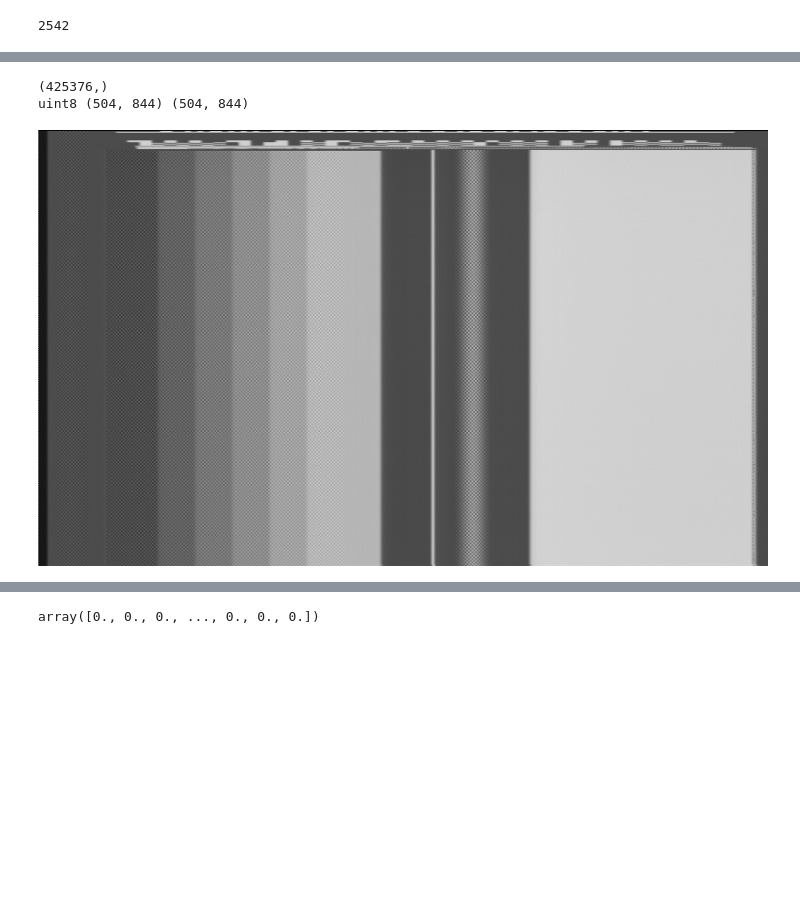
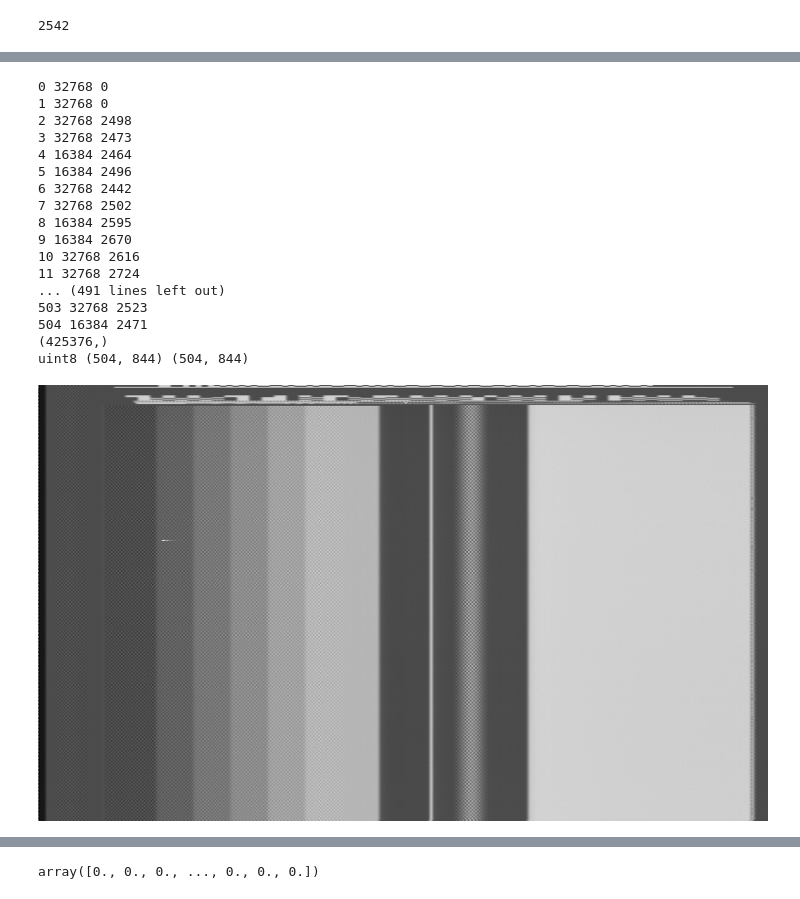
Before and after one commit to happycube/ld-decode, a Jupyter notebook: ld-decode-r1.ipynb, the cells around one changed output, grey strips where cells are left out. Cells and saved outputs as stored; diff of their text form; code cells hidden in the pictures; blank space fills up the shorter version.

```diff
--- a/ld-decode-r1.ipynb
+++ b/ld-decode-r1.ipynb
@@ -693,7 +693,7 @@ def downscale_ntsc_field(data, linelocs, channel = 'demod'):
 shift33 = -((33.0 / 360.0) * np.pi)
 
 def refine_linelocs_ntscburst(data, linelocs2, phaseoffset = False):
-    rv, outlinelen = downscale_ntsc_field(data, linelocs2, 'demod_burst')
+    scaledburst, outlinelen = downscale_ntsc_field(data, linelocs2, 'demod_burst')
 
     linelocs3 = linelocs2.copy()
     zcs = [None] * len(linelocs2) # linelocs2.copy()
@@ -709,15 +709,19 @@ def refine_linelocs_ntscburst(data, linelocs2, phaseoffset = False):
     oddalign = 0
 
     for l in range(len(linelocs2)):
-        ba = rv[0][outlinelen*l:outlinelen*(l+0)+125].copy()
+        ba = scaledburst[0][outlinelen*l:outlinelen*(l+0)+125].copy()
         ba -= np.mean(ba)
 
         m = np.argmax(np.abs(ba))
         burstlevel[l] = np.abs(ba[m])
 
+
         zcs[l] = calczc(ba, m, 0)
         if burstlevel[l] < 60000:
             zcs[l] = None
+
+        if ba[115] < 0:
+            burstlevel[l] = -burstlevel[l]
 
         if zcs[l] is not None:
             tgt = int(np.round(zcs[l]))
@@ -739,11 +743,11 @@ def refine_linelocs_ntscburst(data, linelocs2, phaseoffset = False):
             ptgt = np.float((rtgt//2)*2)
 
             if phaseoffset:
-                ptgt += shift33
+                ptgt += phaseoffset
 
             #print(l, zcs[l], rtgt, ptgt)
 
-            linelocs3[l] -= (ptgt - rtgt) * (40 / (4 * 315 / 88))
+            linelocs3[l] += (ptgt - rtgt) * (40 / (4 * 315 / 88))
 
     return np.array(linelocs3), burstlevel
 # %%
@@ -812,51 +819,64 @@ def formatoutput(scaledfield1, scaledfield2):
     burstlevel = np.zeros(506, dtype=np.float32)
 
     combined = np.zeros((outwidth * 506), dtype=np.double)
     for i in range(0, 506, 2):
         #print(i)
         fline = 10 + (i // 2)
         combined[((i + 0) * outwidth):((i + 1) * outwidth)] = scaledfield1[0][0][fline * outwidth: (fline + 1) * outwidth]
         combined[((i + 1) * outwidth):((i + 2) * outwidth)] = scaledfield2[0][0][fline * outwidth: (fline + 1) * outwidth]
 
         burstlevel[i] = scaledfield1[1][i // 2]
         burstlevel[i+1] = scaledfield2[1][i // 2]
 
     reduced = (combined - minn) / hz_ire_scale
     lines16 = np.uint16(np.clip(reduced * out_scale, 0, 65535) + 0.5)
 
     # crop the 16-bit frame down to 844x505 for ld-decode
 
     frameout = np.zeros((844 * 505), dtype=np.uint16)
-    offset = 56
+    offset = 60
 
-    # copy the first line - not that it matters...
-    #frameout[-offset:844] = lines16[0: 844 + offset]
-
-    for i in range(1, 505):
+    for i in range(0, 505):
         # copy the line set
         frameout[(i + 0) * 844: (i + 1) * 844] = lines16[((i + 0) * 910) + offset: ((i + 0) * 910) + 844 + offset]
 
     for i in range(0, 505):
-        if not i % 2:
+        if burstlevel[i] > 0:
             frameout[((i + 0) * 844)] = 16384
         else:
             frameout[((i + 0) * 844)] = 32768
 
-        clevel = 1 * (1/hz_ire_scale)
+        clevel = .5/hz_ire_scale
 
-        frameout[((i + 0) * 844) + 1] = np.uint16(327.67 * clevel * burstlevel[i])
+        frameout[((i + 0) * 844) + 1] = np.uint16(327.67 * clevel * np.abs(burstlevel[i]))
+        print(i, frameout[((i + 0) * 844) + 0], frameout[((i + 0) * 844) + 1])
 
     return combined, frameout
+
+combined, output_cropped = formatoutput(field1, field2)
+
+outfile = open('tmp.tbc', 'wb')
+outfile.write(output_cropped)
+draw_raw_bwimage(output_cropped, 844, 504, hscale=2, vscale=2)
+# %% [output]
+0 32768 0
+1 32768 0
+2 32768 2498
+3 32768 2473
+4 16384 2464
+5 16384 2496
+6 32768 2442
+7 32768 2502
+8 16384 2595
+9 16384 2670
+10 32768 2616
+11 32768 2724
+... (491 lines left out)
+503 32768 2523
+504 16384 2471
+(425376,)
+uint8 (504, 844) (504, 844)
+[figure, added]
-# %%
-combined, output_cropped = formatoutput(field1, field2)
-
-outfile = open('tmp.tbc', 'wb')
-outfile.write(output_cropped)
-draw_raw_bwimage(output_cropped, 844, 504, hscale=2, vscale=2)
-# %% [output]
-(425376,)
-uint8 (504, 844) (504, 844)
-[figure, removed]
 # %%
 import os
 os.system("cat tmp.tbc | ./comb-ntsc -d 2 - > testx.rgb; convert -size 744x480 -depth 16 -resize 200%\! rgb:testx.rgb -resize 640x480\! testx.png")
```
Also changed, not shown: parts of 6 cells of this notebook.
